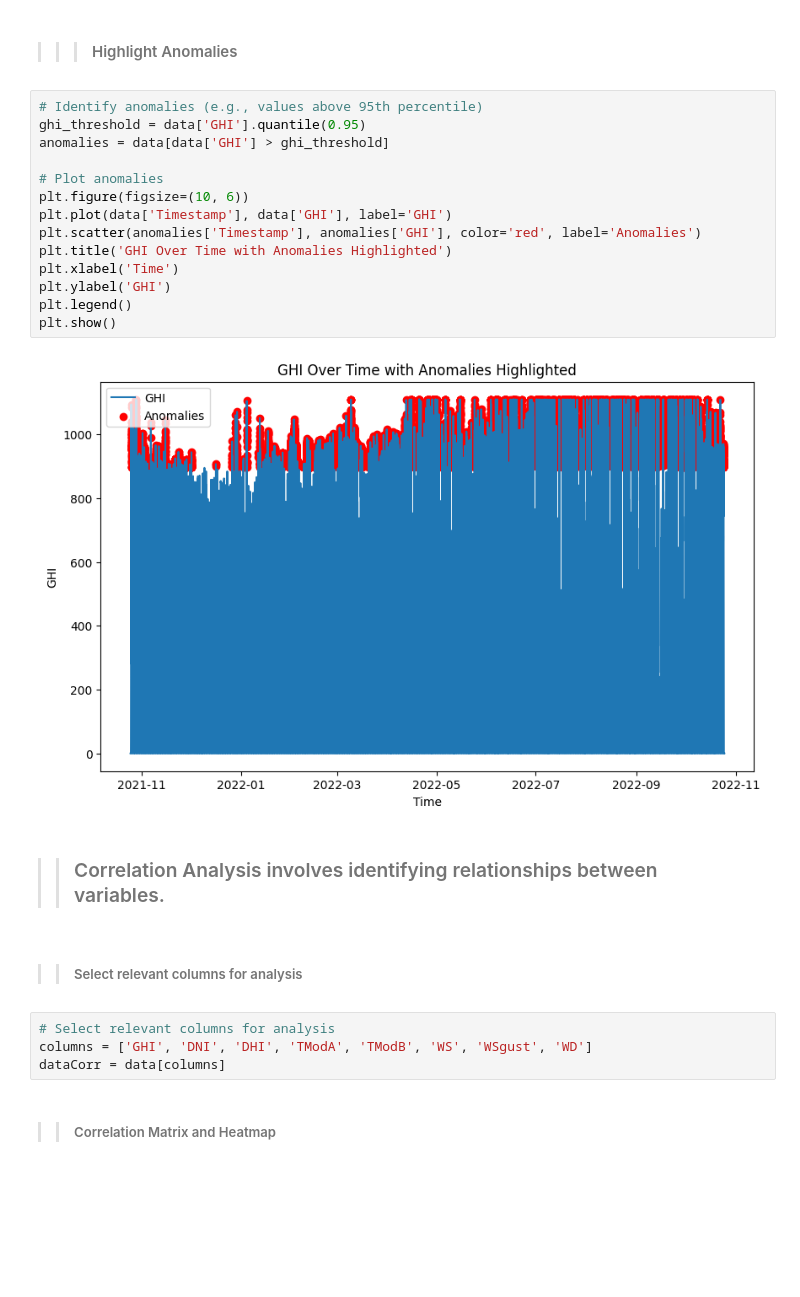
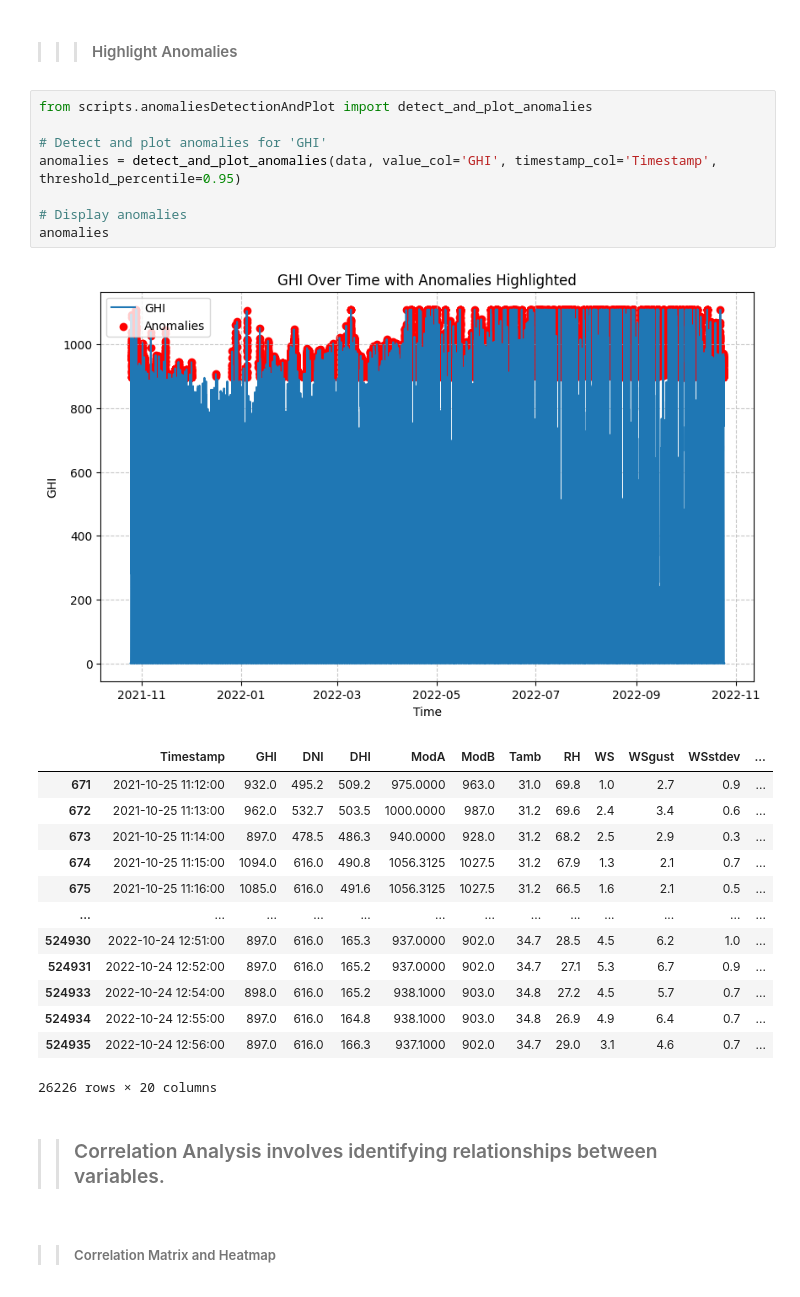
Before and after one commit to naolatomsa/MoonLight-Energy-Solutions-, a Jupyter notebook: notebooks/togoDapaongQc.ipynb, the cells around one changed output. Drawn from its saved outputs; the diff is of its cells as text; blank space fills up the shorter version.

```diff
--- a/notebooks/togoDapaongQc.ipynb
+++ b/notebooks/togoDapaongQc.ipynb
@@ -397,28 +310,29 @@ plt.show()
 # %% [markdown]
 >>> #### Highlight Anomalies
-# %%
-# Identify anomalies (e.g., values above 95th percentile)
-ghi_threshold = data['GHI'].quantile(0.95)
-anomalies = data[data['GHI'] > ghi_threshold]
-
-# Plot anomalies
-plt.figure(figsize=(10, 6))
-plt.plot(data['Timestamp'], data['GHI'], label='GHI')
-plt.scatter(anomalies['Timestamp'], anomalies['GHI'], color='red', label='Anomalies')
-plt.title('GHI Over Time with Anomalies Highlighted')
-plt.xlabel('Time')
-plt.ylabel('GHI')
-plt.legend()
-plt.show()
-# %% [output]
-[figure, removed]
+# %%
+from scripts.anomaliesDetectionAndPlot import detect_and_plot_anomalies
+
+# Detect and plot anomalies for 'GHI'
+anomalies = detect_and_plot_anomalies(data, value_col='GHI', timestamp_col='Timestamp', threshold_percentile=0.95)
+
+# Display anomalies
+anomalies
+# %% [output]
+[figure, added]
+|  | Timestamp | GHI | DNI | DHI | ModA | ModB | Tamb | RH | WS | WSgust | WSstdev | ... |
+| 671 | 2021-10-25 11:12:00 | 932.0 | 495.2 | 509.2 | 975.0000 | 963.0 | 31.0 | 69.8 | 1.0 | 2.7 | 0.9 | ... |
+| 672 | 2021-10-25 11:13:00 | 962.0 | 532.7 | 503.5 | 1000.0000 | 987.0 | 31.2 | 69.6 | 2.4 | 3.4 | 0.6 | ... |
+| 673 | 2021-10-25 11:14:00 | 897.0 | 478.5 | 486.3 | 940.0000 | 928.0 | 31.2 | 68.2 | 2.5 | 2.9 | 0.3 | ... |
+| 674 | 2021-10-25 11:15:00 | 1094.0 | 616.0 | 490.8 | 1056.3125 | 1027.5 | 31.2 | 67.9 | 1.3 | 2.1 | 0.7 | ... |
+| 675 | 2021-10-25 11:16:00 | 1085.0 | 616.0 | 491.6 | 1056.3125 | 1027.5 | 31.2 | 66.5 | 1.6 | 2.1 | 0.5 | ... |
+| ... | ... | ... | ... | ... | ... | ... | ... | ... | ... | ... | ... | ... |
+| 524930 | 2022-10-24 12:51:00 | 897.0 | 616.0 | 165.3 | 937.0000 | 902.0 | 34.7 | 28.5 | 4.5 | 6.2 | 1.0 | ... |
+| 524931 | 2022-10-24 12:52:00 | 897.0 | 616.0 | 165.2 | 937.0000 | 902.0 | 34.7 | 27.1 | 5.3 | 6.7 | 0.9 | ... |
+| 524933 | 2022-10-24 12:54:00 | 898.0 | 616.0 | 165.2 | 938.1000 | 903.0 | 34.8 | 27.2 | 4.5 | 5.7 | 0.7 | ... |
+| 524934 | 2022-10-24 12:55:00 | 897.0 | 616.0 | 164.8 | 938.1000 | 903.0 | 34.8 | 26.9 | 4.9 | 6.4 | 0.7 | ... |
+| 524935 | 2022-10-24 12:56:00 | 897.0 | 616.0 | 166.3 | 937.1000 | 902.0 | 34.7 | 29.0 | 3.1 | 4.6 | 0.7 | ... |
+26226 rows × 20 columns
 # %% [markdown]
 >>### Correlation Analysis involves identifying relationships between variables.
-# %% [markdown]
->>##### Select relevant columns for analysis
-# %%
-# Select relevant columns for analysis
-columns = ['GHI', 'DNI', 'DHI', 'TModA', 'TModB', 'WS', 'WSgust', 'WD']
-dataCorr = data[columns]
 # %% [markdown]
 >>##### Correlation Matrix and Heatmap
```
Also changed, not shown: parts of 25 cells of this notebook, 13 other files.
